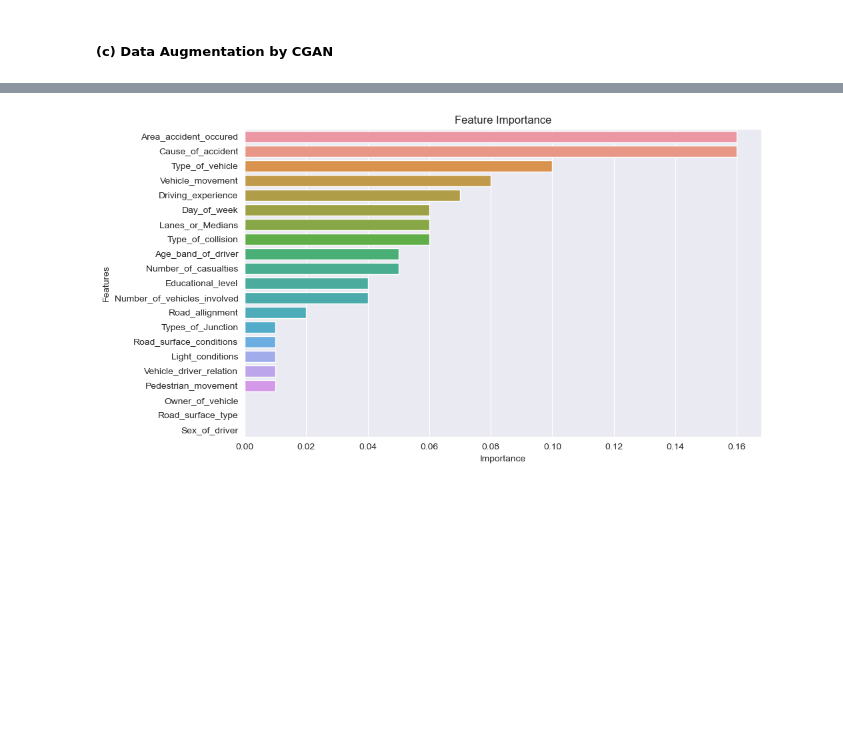
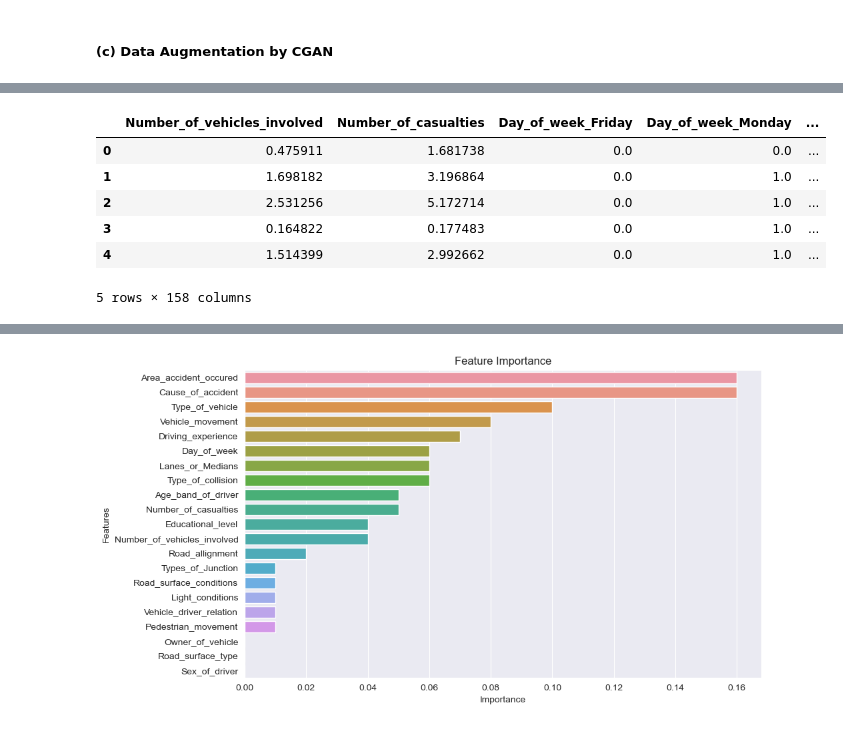
Before and after one commit to JimmyZJC/GR5243-Group-Project, a Jupyter notebook: Notebook/Group Project 2.ipynb, the cells around one changed output, grey strips where cells are left out. Saved outputs shown, nothing was run; the diff lists cells and outputs as text; code cells hidden in the pictures; blank space fills up the shorter version.

```diff
--- a/Notebook/Group Project 2.ipynb
+++ b/Notebook/Group Project 2.ipynb
@@ -217,7 +220,7 @@ def bayesian_optimization_cgan(train_loader, device, noise_dim, label_dim, num_n
     return best_params
 # %%
 dataset = TensorDataset(torch.tensor(X, dtype = torch.float32), torch.tensor(y, dtype = torch.float32))
-dataloader = DataLoader(dataset, batch_size = 128, shuffle = True)
+dataloader = DataLoader(dataset, batch_size = 512, shuffle = True)
 device = torch.device("cuda" if torch.cuda.is_available() else "cpu")
 noise_dim = 100
 label_dim = y_cgan.shape[1]
@@ -272,39 +241,0 @@ Epoch: 62/62, Generator Loss: 5.842911243438721, Discriminator Loss: 0.450575381
-# %%
-def round_one_hot(encoded_data):
-    max_indices = torch.argmax(encoded_data, dim = 1, keepdim = True)
-    one_hot = torch.zeros_like(encoded_data)
-    one_hot.scatter_(1, max_indices, 1)
-    return one_hot
-
-def generate_data(generator, num_data, noise_dim, label_dim, device):
-    noise = torch.randn(num_data, noise_dim).to(device)
-    labels = torch.zeros(num_data, label_dim).to(device)
-    labels[:, 0] = 1
-    fake_data = generator(noise, labels)
-    return fake_data.detach().cpu()
-
-fake_data = generate_data(generator, 1000, noise_dim, label_dim, device)
-fake_numerical = fake_data[:, :num_numerical]
-fake_categorical = fake_data[:, num_numerical:]
-fake_categorical[:, :7] = round_one_hot(fake_categorical[:, :7])
-fake_categorical[:, 7:12] = round_one_hot(fake_categorical[:, 7:12])
-fake_categorical[:, 12:15] = round_one_hot(fake_categorical[:, 12:15])
-fake_categorical[:, 15:22] = round_one_hot(fake_categorical[:, 15:22])
-fake_categorical[:, 22:26] = round_one_hot(fake_categorical[:, 22:26])
-fake_categorical[:, 26:33] = round_one_hot(fake_categorical[:, 26:33])
-fake_categorical[:, 33:50] = round_one_hot(fake_categorical[:, 33:50])
-fake_categorical[:, 50:54] = round_one_hot(fake_categorical[:, 50:54])
-fake_categorical[:, 54:67] = round_one_hot(fake_categorical[:, 54:67])
-fake_categorical[:, 67:74] = round_one_hot(fake_categorical[:, 67:74])
-fake_categorical[:, 74:83] = round_one_hot(fake_categorical[:, 74:83])
-fake_categorical[:, 83:91] = round_one_hot(fake_categorical[:, 83:91])
-fake_categorical[:, 91:96] = round_one_hot(fake_categorical[:, 91:96])
-fake_categorical[:, 96:100] = round_one_hot(fake_categorical[:, 96:100])
-fake_categorical[:, 100:104] = round_one_hot(fake_categorical[:, 100:104])
-fake_categorical[:, 104:114] = round_one_hot(fake_categorical[:, 104:114])
-fake_categorical[:, 114:127] = round_one_hot(fake_categorical[:, 114:127])
-fake_categorical[:, 127:136] = round_one_hot(fake_categorical[:, 127:136])
-fake_categorical[:, 136:156] = round_one_hot(fake_categorical[:, 136:156])
-fake_data = np.concatenate((fake_numerical, fake_categorical), axis = 1)
-fake_data = pd.DataFrame(fake_data, columns = X_cgan.columns)
-fake_data.head()
@@ -344,0 +289,10 @@ X_cgan
+# %%
+fake1_data.head()
+# %% [output]
+|  | Number_of_vehicles_involved | Number_of_casualties | Day_of_week_Friday | Day_of_week_Monday | ... |
+| 0 | 0.475911 | 1.681738 | 0.0 | 0.0 | ... |
+| 1 | 1.698182 | 3.196864 | 0.0 | 1.0 | ... |
+| 2 | 2.531256 | 5.172714 | 0.0 | 1.0 | ... |
+| 3 | 0.164822 | 0.177483 | 0.0 | 1.0 | ... |
+| 4 | 1.514399 | 2.992662 | 0.0 | 1.0 | ... |
+5 rows × 158 columns
```
Also changed, not shown: parts of 26 cells of this notebook.
